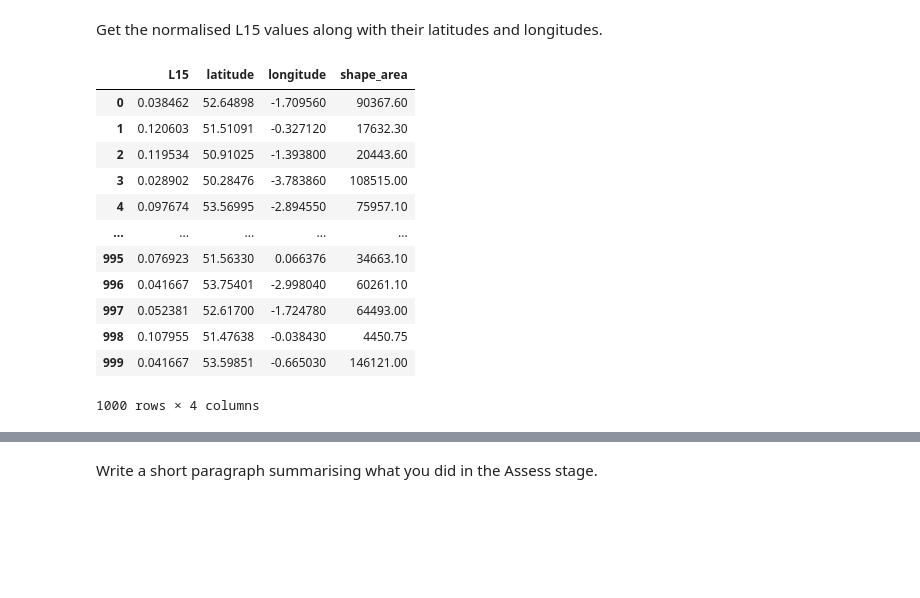
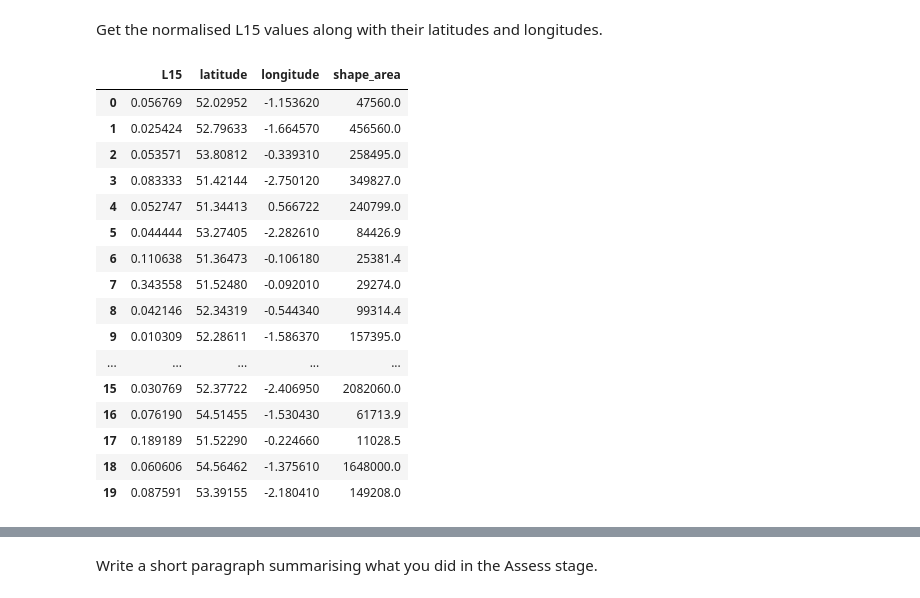
Before and after one commit to jr919cam/jr919_ads_2024, a Jupyter notebook: _notebooks/ads_course_assessment.ipynb, the cells around one changed output, grey strips where cells are left out. Cells and saved outputs as stored; diff of their text form; code cells hidden in the pictures; blank space fills up the shorter version.

```diff
--- a/_notebooks/ads_course_assessment.ipynb
+++ b/_notebooks/ads_course_assessment.ipynb
@@ -541,25 +536,29 @@ grouped_ns_sec_and_coordinate_df
 # %% [markdown]
 Get the normalised L15 values along with their latitudes and longitudes.
 # %%
-sample_df = grouped_ns_sec_and_coordinate_df.sample(n=1000, random_state=1)
+sample_df = grouped_ns_sec_and_coordinate_df.sample(n=20, random_state=5)
 demographic_columns = ['does_not_apply','L1_L2_L3',	'L4_L5_L6',	'L7',	'L8_L9',	'L10_L11',	'L12',	'L13',	'L14',	'L15' ]
 total_demographics_pop = sample_df[demographic_columns].sum(axis=1)
 
 sample_df[demographic_columns] = sample_df[demographic_columns].div(total_demographics_pop, axis=0)
 norm_l15 = sample_df[['L15', 'latitude', 'longitude', 'shape_area']].reset_index(drop=True)
 norm_l15
 # %% [output]
 |  | L15 | latitude | longitude | shape_area |
-| 0 | 0.038462 | 52.64898 | -1.709560 | 90367.60 |
-| 1 | 0.120603 | 51.51091 | -0.327120 | 17632.30 |
-| 2 | 0.119534 | 50.91025 | -1.393800 | 20443.60 |
-| 3 | 0.028902 | 50.28476 | -3.783860 | 108515.00 |
-| 4 | 0.097674 | 53.56995 | -2.894550 | 75957.10 |
+| 0 | 0.056769 | 52.02952 | -1.153620 | 47560.0 |
+| 1 | 0.025424 | 52.79633 | -1.664570 | 456560.0 |
+| 2 | 0.053571 | 53.80812 | -0.339310 | 258495.0 |
+| 3 | 0.083333 | 51.42144 | -2.750120 | 349827.0 |
+| 4 | 0.052747 | 51.34413 | 0.566722 | 240799.0 |
+| 5 | 0.044444 | 53.27405 | -2.282610 | 84426.9 |
+| 6 | 0.110638 | 51.36473 | -0.106180 | 25381.4 |
+| 7 | 0.343558 | 51.52480 | -0.092010 | 29274.0 |
+| 8 | 0.042146 | 52.34319 | -0.544340 | 99314.4 |
+| 9 | 0.010309 | 52.28611 | -1.586370 | 157395.0 |
 | ... | ... | ... | ... | ... |
-| 995 | 0.076923 | 51.56330 | 0.066376 | 34663.10 |
-| 996 | 0.041667 | 53.75401 | -2.998040 | 60261.10 |
-| 997 | 0.052381 | 52.61700 | -1.724780 | 64493.00 |
-| 998 | 0.107955 | 51.47638 | -0.038430 | 4450.75 |
-| 999 | 0.041667 | 53.59851 | -0.665030 | 146121.00 |
+| 15 | 0.030769 | 52.37722 | -2.406950 | 2082060.0 |
+| 16 | 0.076190 | 54.51455 | -1.530430 | 61713.9 |
+| 17 | 0.189189 | 51.52290 | -0.224660 | 11028.5 |
+| 18 | 0.060606 | 54.56462 | -1.375610 | 1648000.0 |
+| 19 | 0.087591 | 53.39155 | -2.180410 | 149208.0 |
-1000 rows × 4 columns
 # %%
```
Also changed, not shown: parts of 6 cells of this notebook.
